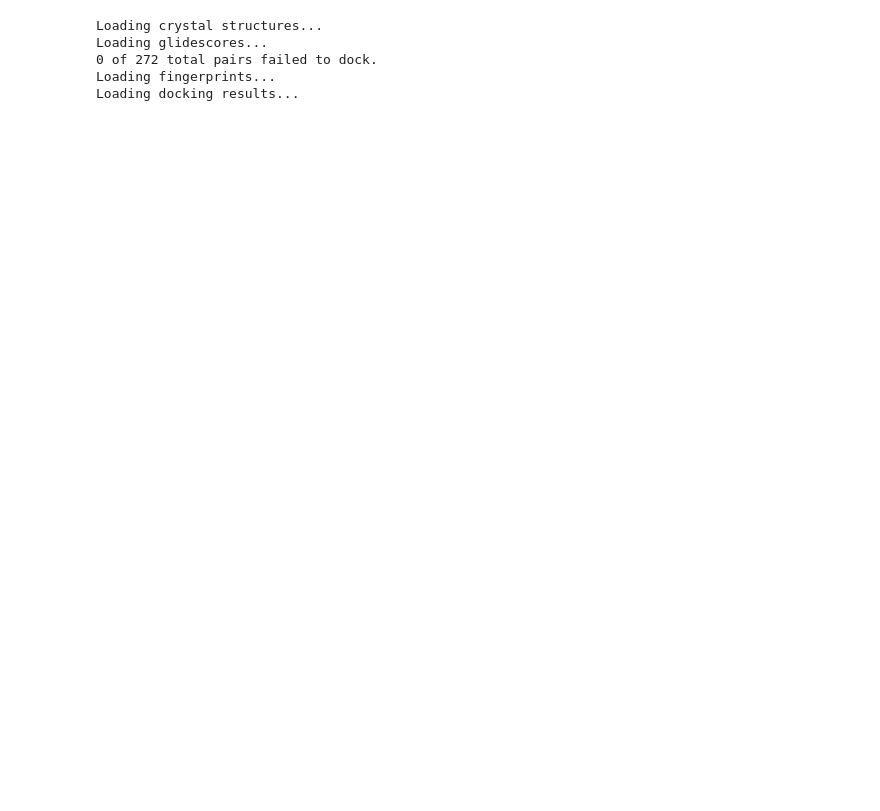
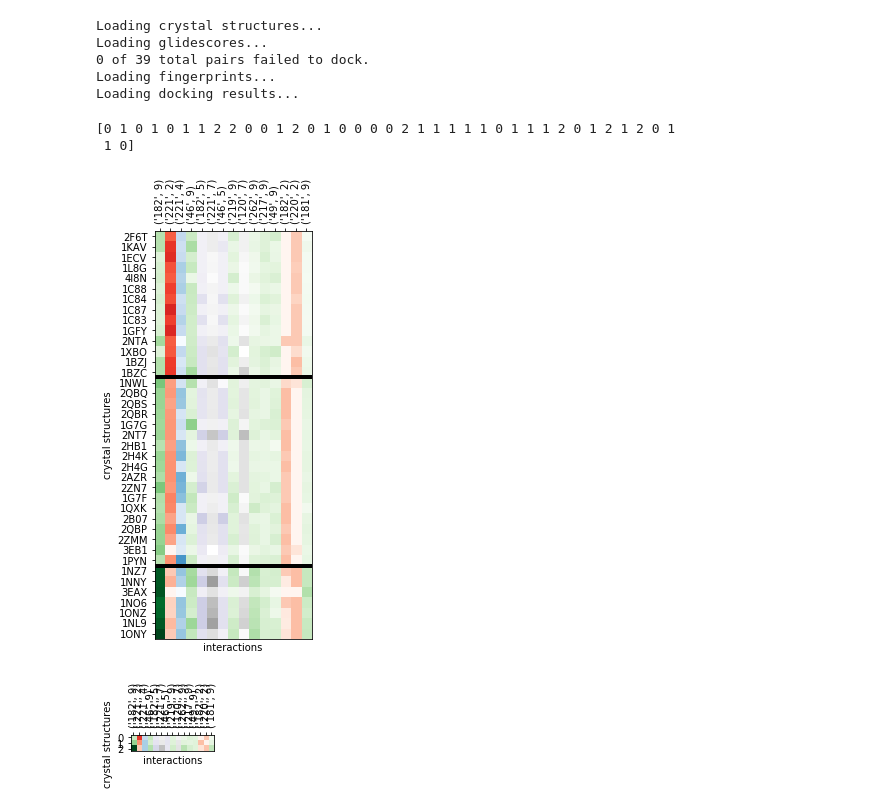
Before and after one commit to orangese/combind_multistruct_benchmarking, a Jupyter notebook: notebooks/main.ipynb, the cells around one changed output. Drawn from its saved outputs; the diff is of its cells as text; code cells hidden in the pictures; blank space fills up the shorter version.

```diff
--- a/notebooks/main.ipynb
+++ b/notebooks/main.ipynb
@@ -31,9 +31,9 @@ from fingerprint import FuzzyFingerPrint
 # ['pdbbind/P06202', 'pdbbind/P00749', 'pdbbind/P61823', 'pdbbind/P56817', 'pdbbind/P18031',
 #  'pdbbind/P07900', 'pdbbind/P00742', 'pdbbind/P00734', 'pdbbind/P00760', 'pdbbind/P00918']
 
-receptor = 'B1AR_all'
+receptor = 'pdbbind_final/P18031'
 (xcrystals, xglides, ligs, structs) = load_data(receptor,
-                                                w=[0,0,10,10,10,5,5,5,0,1,0,0],
+                                                w=[0,0,10,10,10,5,10,10,0,0.2,0,0,0],
                                                 require_fp=True,
                                                 combine_structs=False,
                                                 glide_ifp='ifp/xglide_5',
@@ -42,7 +42,7 @@ receptor = 'B1AR_all'
 # %% [output]
 Loading crystal structures...
 Loading glidescores...
-0 of 272 total pairs failed to dock.
+0 of 39 total pairs failed to dock.
 Loading fingerprints...
 Loading docking results...
 # %%
@@ -140,11 +140,13 @@ def interaction_heatmap(A, structs, res, cluster_labels=None):
                 aa[:,j] = np.nan*A[:,j]
         return aa
 
-    ax.matshow(i_matrix(A, res, 4), cmap=cm.Purples, vmin=0, vmax=np.max(A))
+    ax.matshow(i_matrix(A, res, 5), cmap=cm.Purples, vmin=0, vmax=np.max(A))
     ax.matshow(i_matrix(A, res, 3), cmap=cm.Greys, vmin=0, vmax=np.max(A))
     ax.matshow(i_matrix(A, res, 2), cmap=cm.Reds, vmin=0, vmax=np.max(A))
-    ax.matshow(i_matrix(A, res, 1), cmap=cm.Blues, vmin=0, vmax=np.max(A))
-    ax.matshow(i_matrix(A, res, 0), cmap=cm.Greens, vmin=0, vmax=np.max(A))
+    ax.matshow(i_matrix(A, res, 4), cmap=cm.Blues, vmin=0, vmax=np.max(A))
+    ax.matshow(i_matrix(A, res, 9), cmap=cm.Greens, vmin=0, vmax=np.max(A))
+    ax.matshow(i_matrix(A, res, 6), cmap=cm.Purples, vmin=0, vmax=np.max(A))
+    ax.matshow(i_matrix(A, res, 7), cmap=cm.Greys, vmin=0, vmax=np.max(A))
 
     # put the major ticks at the middle of each cell
     ax.set_xticks(np.arange(A.shape[1]), minor=False)
@@ -194,26 +196,31 @@ def get_fp_vectors(crystals, i_type=[0,1,2]):
 # %%
 from sklearn.cluster import KMeans
 
-i_indices = [0,1,2,3,4]
+i_indices = [2,3,4,5,6,7,9]
 all_interactions, fp_vectors = get_fp_vectors(xcrystals,i_indices)
 unsorted_ligs = fp_vectors.keys() # [l for l in fp_vectors.keys() if l != '2Y00']
 
 def get_fp_matrix(sorted_ligs, fp_vectors):
     fp_matrix = np.zeros(( len(sorted_ligs), len(fp_vectors[sorted_ligs[0]]) ))
     for i, l in enumerate(sorted_ligs):
         fp_matrix[i,:] = fp_vectors[l][:]
     return fp_matrix
 
 fp_mat_1 = get_fp_matrix(unsorted_ligs, fp_vectors)
 
-kmeans = KMeans(n_clusters=2, random_state=0).fit(fp_mat_1)
+kmeans = KMeans(n_clusters=3, random_state=0).fit(fp_mat_1)
 print kmeans.labels_
 
 sorted_ligs = sorted(unsorted_ligs, key=lambda x:kmeans.labels_[unsorted_ligs.index(x)])
 fp_mat_2 = get_fp_matrix(sorted_ligs, fp_vectors)
 
 num_i = 15
 
 #interaction_heatmap(fp_mat_1[:,:num_i], unsorted_ligs, all_interactions[:num_i], 'crystal structures', 'residues')
 interaction_heatmap(fp_mat_2[:,:num_i], sorted_ligs, all_interactions[:num_i], kmeans.labels_)
 interaction_heatmap(kmeans.cluster_centers_[:,:num_i], [i for i in range(max(kmeans.labels_) + 1)], all_interactions[:num_i])
+# %% [output]
+[0 1 0 1 0 1 1 2 2 0 0 1 2 0 1 0 0 0 0 2 1 1 1 1 1 0 1 1 1 2 0 1 2 1 2 0 1
+ 1 0]
+[figure, added]
+[figure, added]
```
Also changed, not shown: parts of 5 cells of this notebook, 13 other files.
